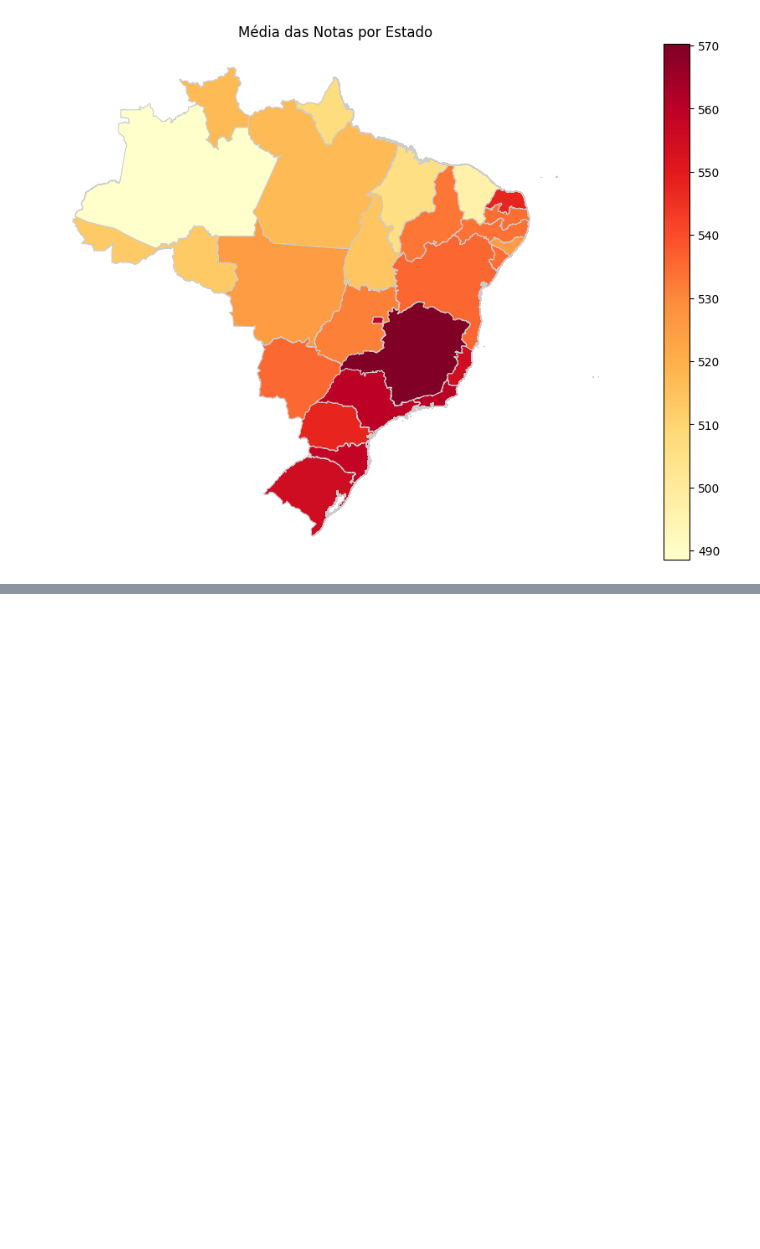
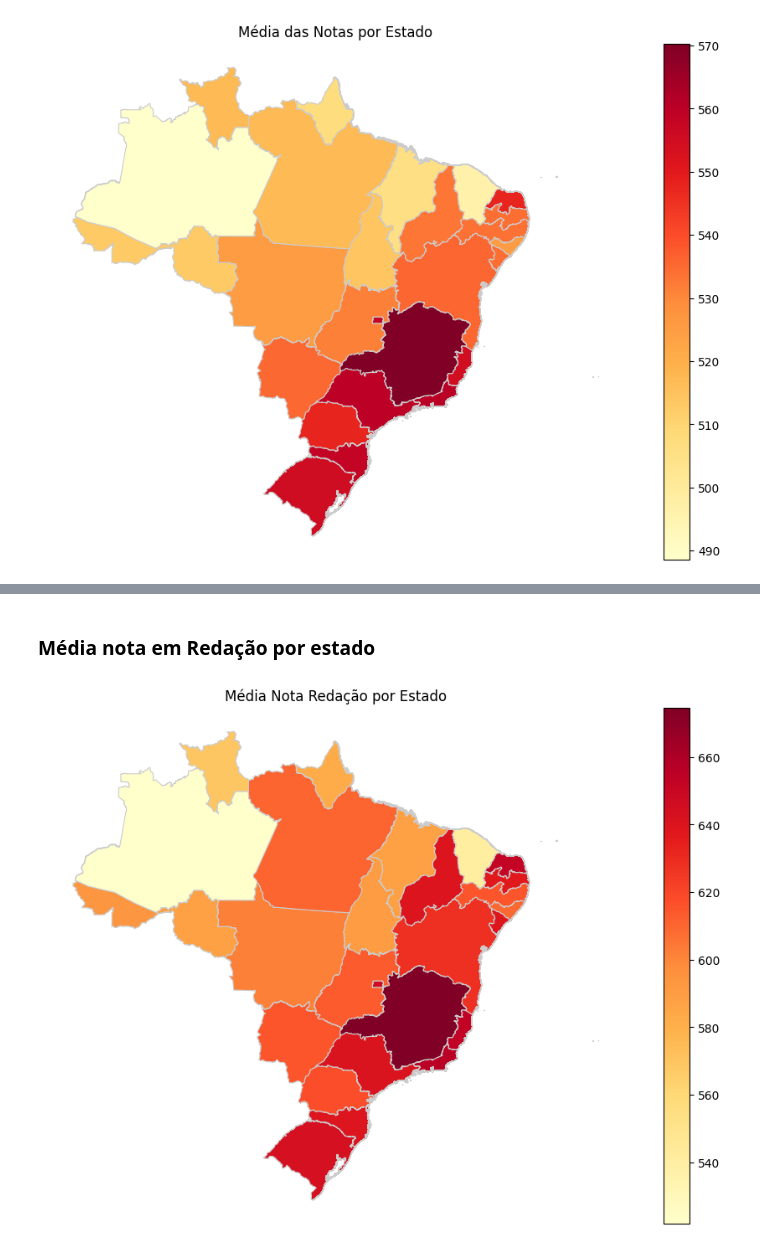
Before and after one commit to Medusa-85/analise_ENEM, a Jupyter notebook: analysis_2022/mean_by_region_map/mean_map.ipynb, the cells around one changed output, grey strips where cells are left out. Drawn from its saved outputs; the diff is of its cells as text; code cells hidden in the pictures; blank space fills up the shorter version.

```diff
--- a/analysis_2022/mean_by_region_map/mean_map.ipynb
+++ b/analysis_2022/mean_by_region_map/mean_map.ipynb
@@ -30,0 +97,24 @@ plt.show()
+# %% [markdown]
+### Média nota em Redação por estado
+# %%
+# Carregar o mapa geoespacial
+mapa = gpd.read_file('../../data/brazil_geo.json')
+
+# Calcular a média das notas das colunas especificadas
+#df_enem_2022['media_notas'] = df_enem_2022[['NU_NOTA_CN', 'NU_NOTA_CH', 'NU_NOTA_LC', 'NU_NOTA_MT', 'NU_NOTA_REDACAO']].mean(axis=1)
+
+# Mesclar os dados do mapa com as médias de notas
+mescla = mapa.merge(df_enem_2022.groupby('SG_UF_ESC')['NU_NOTA_REDACAO'].mean().reset_index(), left_on='id', right_on='SG_UF_ESC', how='left')
+
+# Criar o gráfico
+fig, ax = plt.subplots(1, 1, figsize=(12, 8))
+mescla.plot(column='NU_NOTA_REDACAO', cmap='YlOrRd', linewidth=0.8, ax=ax, edgecolor='0.8', legend=True)
+
+# Configurações do gráfico
+ax.set_title('Média Nota Redação por Estado')
+ax.set_axis_off()
+
+# Mostrar o gráfico
+plt.show()
+# %% [output]
+[figure, added]
```
Also changed, not shown: parts of 6 cells of this notebook, 1 other file.
